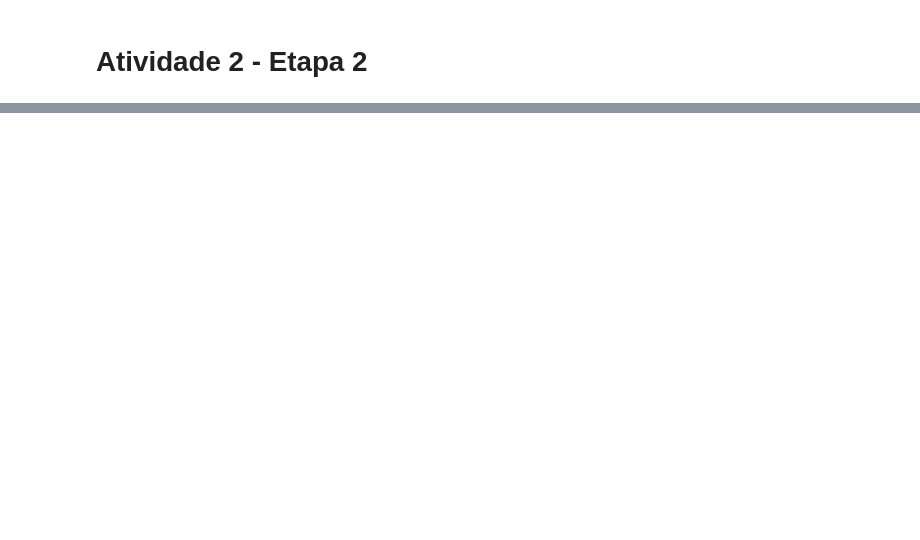
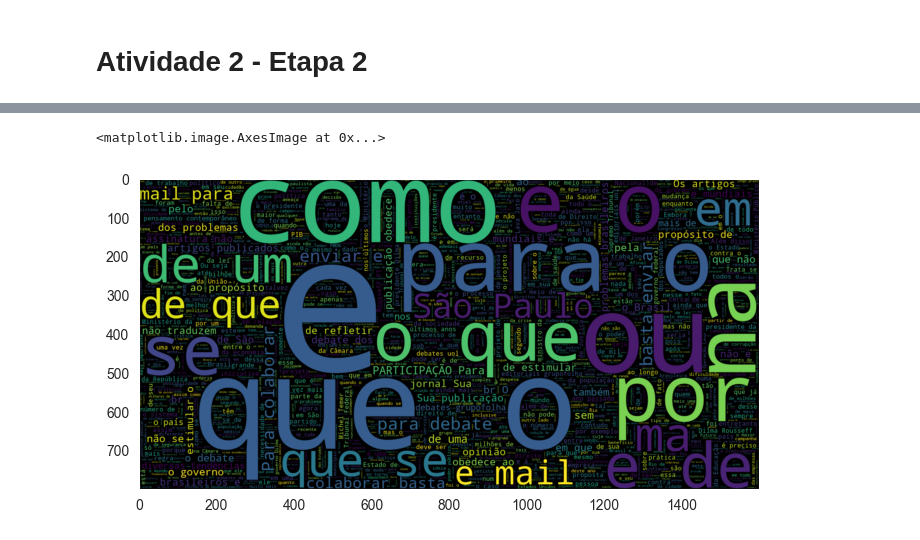
Before and after one commit to fcl2002/machine-learning, a Jupyter notebook: Atividade02/Etapa2.ipynb, the cells around one changed output, grey strips where cells are left out. Drawn from its saved outputs; the diff is of its cells as text; code cells hidden in the pictures; blank space fills up the shorter version.

```diff
--- a/Atividade02/Etapa2.ipynb
+++ b/Atividade02/Etapa2.ipynb
@@ -45,0 +133,8 @@ dtype: int64
+# %%
+# criação de uma nuvem de palavras para textos da categoria 'poder'
+plt.figure(figsize = (8, 8)) # Text that is Not Sarcastic
+wc = WordCloud(max_words=2000 , width=1600 , height=800).generate(" ".join(df[df.category == 'opiniao'].text))
+plt.imshow(wc , interpolation = 'bilinear')
+# %% [output]
+<matplotlib.image.AxesImage at 0x...>
+[figure, added]
```
Also changed, not shown: parts of 20 cells of this notebook, 2 other files.
